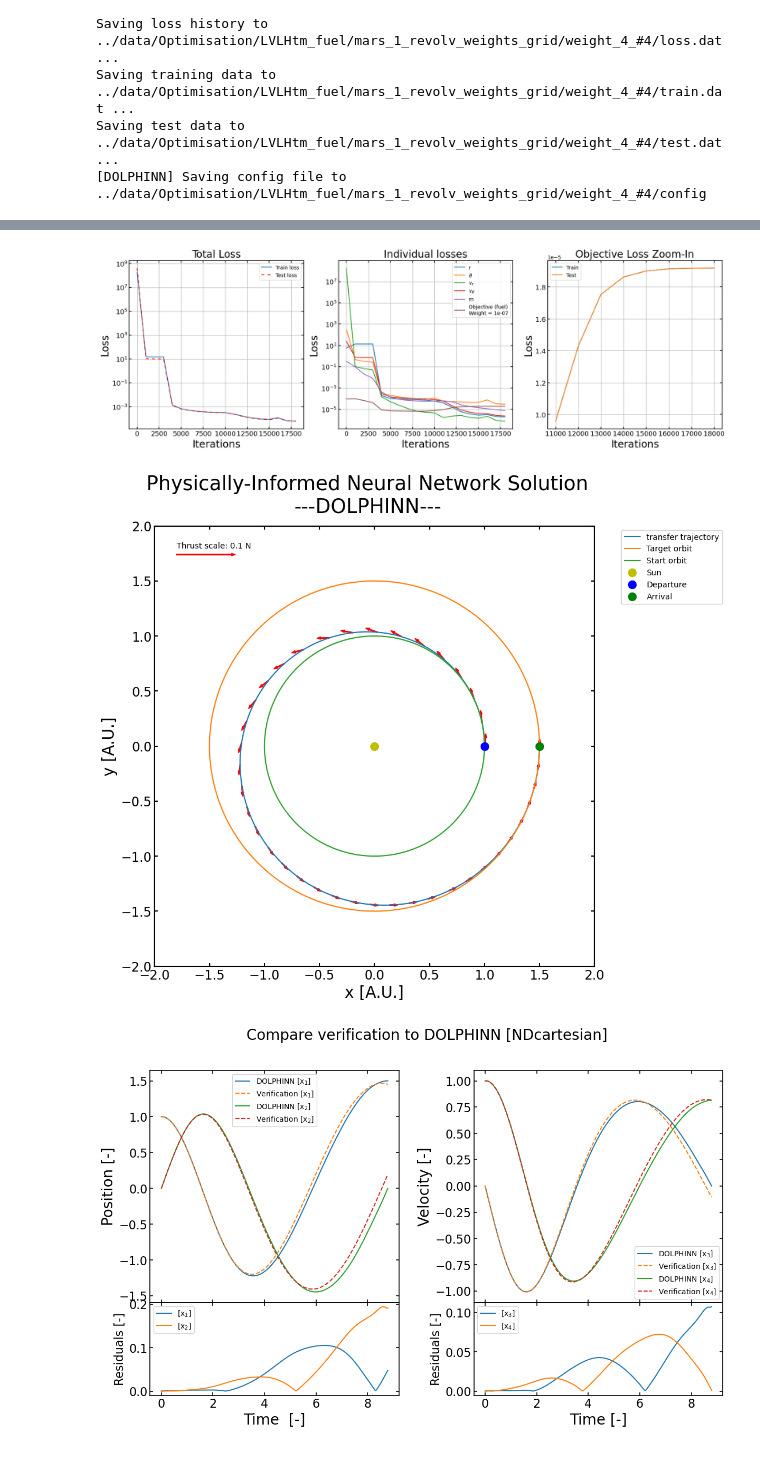
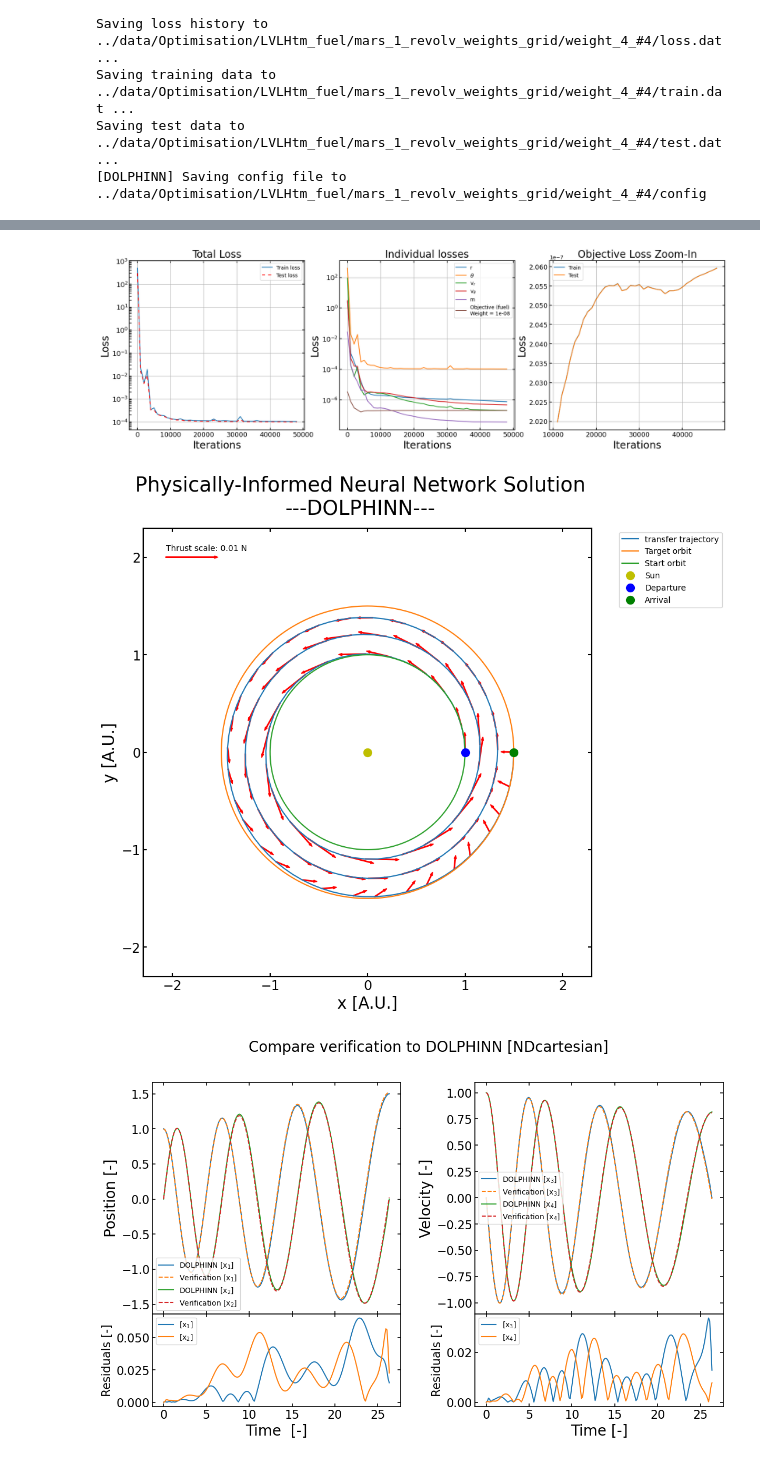
Before and after one commit to thomas7392/DOLPHINN, a Jupyter notebook: Experiments/radialtheta_objective_mass.ipynb, the cells around one changed output, grey strips where cells are left out. Drawn from its saved outputs; the diff is of its cells as text; code cells hidden in the pictures.

```diff
--- a/Experiments/radialtheta_objective_mass.ipynb
+++ b/Experiments/radialtheta_objective_mass.ipynb
@@ -42,7 +46,7 @@ initial_state = np.array([r0, theta0, vr0, vt0])
 
 # Final state
 rfinal = 1.5*AU
-theta_final = 2*np.pi
+theta_final = 6*np.pi
 vr_final = 0
 vt_final = np.sqrt(mu/rfinal)
 final_state = np.array([rfinal, theta_final, vr_final, vt_final])
@@ -60,7 +64,7 @@ final_state[2:] = final_state[2:]*time_scale/length_scale
 # Integration times
 period = 2*np.pi*np.sqrt(sma**3/mu)
 t0 = 0
-tfinal = 1*period
+tfinal = 3*period
 #tfinal = 3.2*time_scale
 N = 200
 
@@ -85,7 +89,7 @@ data = {"initial_state": initial_state,
         "t0": t0/time_scale,
         "tfinal": tfinal/time_scale,
         "architecture": layer_size,
-        "activation": "sin",
+        "activation": "tanh",
         "N_train": N,
         "N_boundary": 2,
         "N_test": N,
@@ -139,9 +143,10 @@ problem = DOLPHINN(data,
                     output_transform = "InitialFinalStateLayer_RadialTheta_tanh_mass",
                     objective = "OptimalFuel",
                     metrics = [FinalDr, FinalDv, FinalDm, Fuel])
-mweigth = 1e-4
-oweigth = 1e-6
+mweigth = 1e-5
+oweigth = 1e-8
 tweigth = 1
+
 restarter = Restarter([(1e-2, 3000)], loss_weigths = [1, tweigth, 1, 1, mweigth, oweigth])
 schedule = Scheduler([(1e-3, 5000), (1e-4, 10000)],
                      loss_weigths= [1, tweigth, 1, 1, mweigth, oweigth])
@@ -167,5 +172,5 @@ Step      Train loss                                                      Test l
 # %%
-schedule = Scheduler([(5e-3, 4000), (1e-4, 5000)],
+schedule = Scheduler([(1e-5, 10000)],
                      loss_weigths= [1, tweigth, 1, 1, mweigth, oweigth])
 problem.train([schedule])
 # %% [output]
@@ -209,7 +214,7 @@ train_time                     46.645424365997314
 # %%
 problem.verify()
 plotting.plot_loss(problem, objective_zoom=True)
-plotting.plot_transfer(problem, bench = False, thrust_scale = 0.1, r_target = 1.5, N_arrows = 40, lim = 2)
+plotting.plot_transfer(problem, bench = False, thrust_scale = 0.01, r_target = 1.5, N_arrows = 80, lim = 2.3)
 plotting.compare(problem, 'NDcartesian', log = False)
 plotting.plot_coordinates(problem, "radial")
 plotting.compare_mass(problem)
@@ -222,3 +227,3 @@ plotting.plot_metrics(problem)
-[figure, old version]
+[figure, new version]
-[figure, old version]
+[figure, new version]
-[figure, old version]
+[figure, new version]
```
Also changed, not shown: parts of 6 cells of this notebook, 6 other files.
